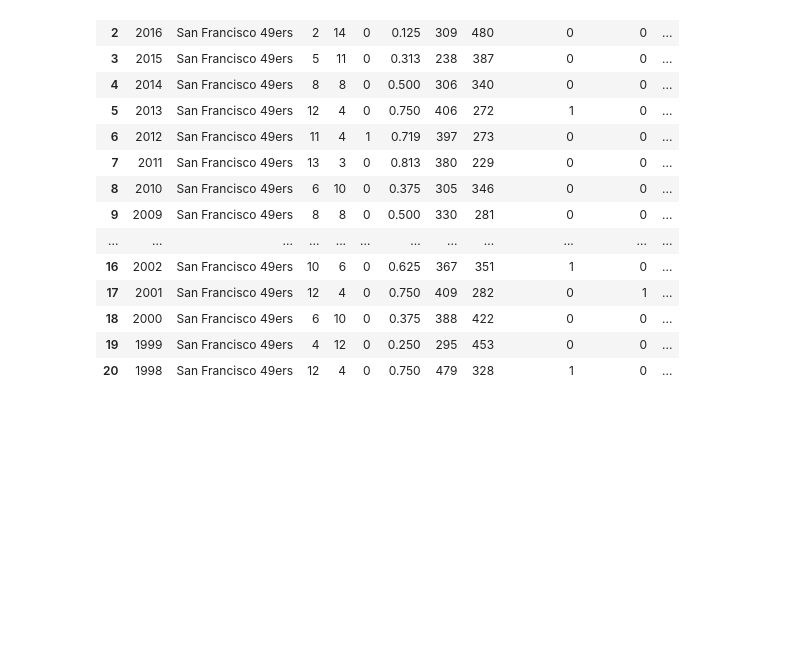
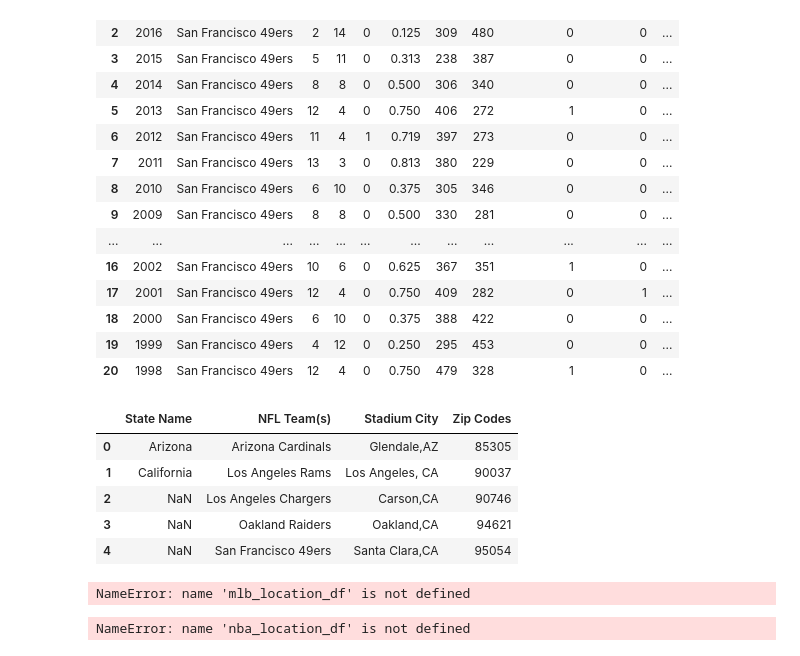
Before and after one commit to Git-hSin/TeamPerformanceCommImpact, a Jupyter notebook: tim_sports/tim_sports.ipynb, the cells around one changed output. Saved outputs shown, nothing was run; the diff lists cells and outputs as text; code cells hidden in the pictures; blank space fills up the shorter version.

Commit message:
Location DataFrames updated

```diff
--- a/tim_sports/tim_sports.ipynb
+++ b/tim_sports/tim_sports.ipynb
@@ -7,17 +7,23 @@ import matplotlib.pyplot as plt
 # %%
 mlb_data_file = "Resources/mlb.csv"
 mlb_attendance_file = "Resources/mlb_attendance.csv"
+mlb_locations_file = "Resources/mlb_loc.csv"
 nfl_data_file = "Resources/nfl.csv"
 nfl_attendance_file = "Resources/nfl_attendance.csv"
+nfl_locations_file = "Resources/nfl_loc.csv"
 nba_data_file = "Resources/nba.csv"
 nba_attendance_file = "Resources/nba_attendance.csv"
+nba_locations_file = "Resources/nba_loc.csv"
 # %%
 mlb_df = pd.read_csv(mlb_data_file, low_memory = False)
 mlb_attendance_df = pd.read_csv(mlb_attendance_file, low_memory = False)
+mlb_locations_df = pd.read_csv(mlb_locations_file, low_memory = False)
 nfl_df = pd.read_csv(nfl_data_file, low_memory = False)
 nfl_attendance_df = pd.read_csv(nfl_attendance_file, low_memory = False)
+nfl_location_df = pd.read_csv(nfl_locations_file, low_memory = False)
 nba_df = pd.read_csv(nba_data_file, low_memory = False)
 nba_attendance_df = pd.read_csv(nba_attendance_file, low_memory = False)
+nba_locations_df = pd.read_csv(nba_locations_file, low_memory = False)
 # %%
 mlb_df.head(10)
 # %% [output]
@@ -129,3 +135,20 @@ sf_49ers_df
 | 18 | 2000 | San Francisco 49ers | 6 | 10 | 0 | 0.375 | 388 | 422 | 0 | 0 | ... |
 | 19 | 1999 | San Francisco 49ers | 4 | 12 | 0 | 0.250 | 295 | 453 | 0 | 0 | ... |
 | 20 | 1998 | San Francisco 49ers | 12 | 4 | 0 | 0.750 | 479 | 328 | 1 | 0 | ... |
+# %%
+nfl_location_df.head()
+# %% [output]
+|  | State Name | NFL Team(s) | Stadium City | Zip Codes |
+| 0 | Arizona | Arizona Cardinals | Glendale,AZ | 85305 |
+| 1 | California | Los Angeles Rams | Los Angeles, CA | 90037 |
+| 2 | NaN | Los Angeles Chargers | Carson,CA | 90746 |
+| 3 | NaN | Oakland Raiders | Oakland,CA | 94621 |
+| 4 | NaN | San Francisco 49ers | Santa Clara,CA | 95054 |
+# %%
+mlb_locations_df.head()
+# %% [output]
+NameError: name 'mlb_location_df' is not defined
+# %%
+nba_location_df.head()
+# %% [output]
+NameError: name 'nba_location_df' is not defined
```
Also changed, not shown: 1 other file.
